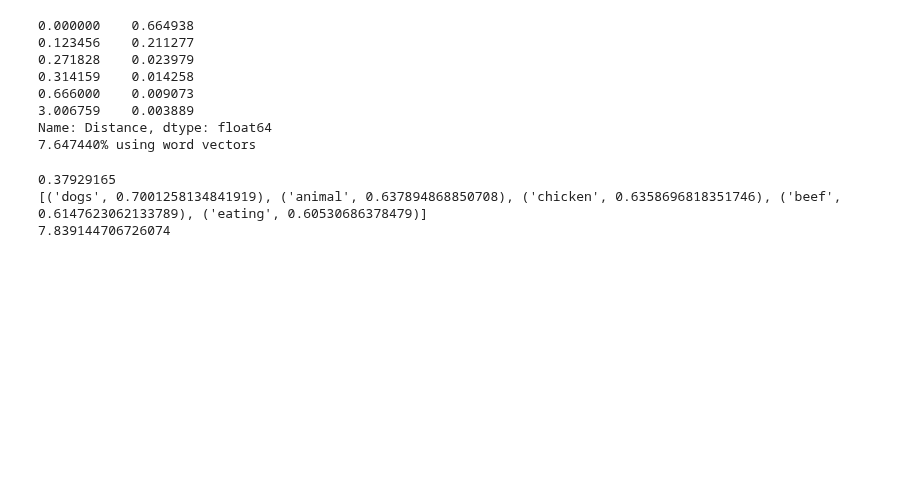
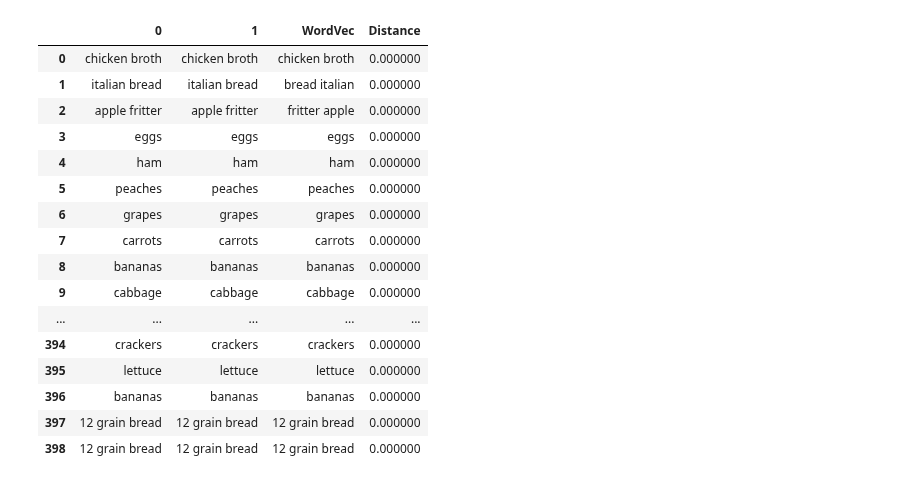
Before and after one commit to jjailer/grocery-receipt-data-cleaning, a Jupyter notebook: Scripts/merge.ipynb, the cells around one changed output. Saved outputs shown, nothing was run; the diff lists cells and outputs as text; code cells hidden in the pictures; blank space fills up the shorter version.

Commit message:
aligned third data set

```diff
--- a/Scripts/merge.ipynb
+++ b/Scripts/merge.ipynb
@@ -115,8 +142,7 @@ def compare_v1(df_row):
         df_row['WordVec'] = ' '.join(result)
         df_row['Distance'] = 0.999
 # %%
-# TODO: unpack big functions in order to reduce permutations
-def align(df1, df2, count_only=None):
+def align(df1, df2, count_only=False):
     df1, df2 = equalize_length(df1, df2)
 
     # remove identical matches
@@ -173,7 +199,7 @@ def align(df1, df2, count_only=None):
             p = pd.Index(p)
             total_distance.append(
                 sum(pd.concat(
-                    [df1_reindexed, df2[p].reset_index(drop=True)], axis=1).apply(compare_v1, axis=1).Distance))
+                    [df1_reindexed, df2[p].reset_index(drop=True)], axis=1).apply(compare_naive, axis=1).Distance))
         # find max permutation
         perms_reset = itertools.permutations(df2_dropped) # reset generator
         result_index = pd.Index(next(itertools.islice(perms_reset, total_distance.index(min(total_distance)), None)))
@@ -299,6 +240,0 @@ ID: 127, Session: 6
-# %%
-pid, session = 135, 1
-display(pd.concat([dfs[0].loc[(dfs[0].ID == pid) & (dfs[0].Session == session), 'Item'].reset_index(drop=True),
-                   dfs[1].loc[(dfs[1].ID == pid) & (dfs[1].Session == session), 'Item'].reset_index(drop=True),
-                   dfs[2].loc[(dfs[2].ID == pid) & (dfs[2].Session == session), 'Item'].reset_index(drop=True)],
-                  ignore_index=True, axis=1))
@@ -329,3 +241,21 @@ Permutations: [5, 9, 14, 18, 20, 23, 29, 36, 40, 42, 43, 44]
+# %%
+def align_by_receipt(count_only=False):
+    df_final = pd.DataFrame()
+    IDs = [130, 153, 135, 137, 141, 114, 121, 127]
+    for pid in tqdm(IDs, desc="IDs"):
+        for session in tqdm(dfs[0].loc[dfs[0].ID == pid, 'Session'].unique(), desc="Sessions"):
+            for receipt in tqdm(dfs[0].loc[(dfs[0].ID == pid) & (dfs[0].Session == session), 'Receipt'].unique(), desc="Receipts"):
+                print(f'ID: {pid}, Session: {session}, Receipt: {receipt}')
+                if count_only:
+                    df_final = align(dfs[0].loc[(dfs[0].ID == pid) & (dfs[0].Session == session) & (dfs[0].Receipt == receipt), 'Item'].reset_index(drop=True),
+                                     dfs[2].loc[(dfs[2].ID == pid) & (dfs[2].Session == session) & (dfs[2].Receipt == receipt), 'Item'].reset_index(drop=True),
+                                     count_only)
+                else:
+                    df_final = pd.concat([df_final, align(dfs[0].loc[(dfs[0].ID == pid) & (dfs[0].Session == session) & (dfs[0].Receipt == receipt), 'Item'].reset_index(drop=True),
+                                                          dfs[1].loc[(dfs[1].ID == pid) & (dfs[1].Session == session) & (dfs[1].Receipt == receipt), 'Item'].reset_index(drop=True),
+                                                          count_only).apply(compare_naive, axis=1)],
+                                         ignore_index=True)
+    return df_final
 # %%
-df_merged = align_by_algo()
+df_merged = align_by_receipt()
 # %% [output]
@@ -365,24 +287,20 @@ display(df_merged[~df_merged.Distance.isin([0, 0.123456, 0.271828, 0.314159])])
-# %%
-align_case_counts = df_merged.Distance.value_counts(normalize=True)
-print(align_case_counts.iloc[0:6])
-print(f'{1 - sum(align_case_counts.iloc[0:5]):%} using word vectors')
-# %% [output]
-0.000000    0.664938
-0.123456    0.211277
-0.271828    0.023979
-0.314159    0.014258
-0.666000    0.009073
-3.006759    0.003889
-Name: Distance, dtype: float64
-7.647440% using word vectors
-# %%
-#hot dogs	beef franks	meat	8.942181
-item1 = 'dog'.split()
-item2 = 'meat'.split()
-print(word_vectors.n_similarity(item1, item2))
-print(word_vectors.most_similar(positive=[*item1, *item2])[0:5])
-print(word_vectors.wmdistance(item1, item2))
-# %% [output]
-0.37929165
-[('dogs', 0.7001258134841919), ('animal', 0.637894868850708), ('chicken', 0.6358696818351746), ('beef', 0.6147623062133789), ('eating', 0.60530686378479)]
-7.839144706726074
+# %%
+df_merged
+# %% [output]
+|  | 0 | 1 | WordVec | Distance |
+| 0 | chicken broth | chicken broth | chicken broth | 0.000000 |
+| 1 | italian bread | italian bread | bread italian | 0.000000 |
+| 2 | apple fritter | apple fritter | fritter apple | 0.000000 |
+| 3 | eggs | eggs | eggs | 0.000000 |
+| 4 | ham | ham | ham | 0.000000 |
+| 5 | peaches | peaches | peaches | 0.000000 |
+| 6 | grapes | grapes | grapes | 0.000000 |
+| 7 | carrots | carrots | carrots | 0.000000 |
+| 8 | bananas | bananas | bananas | 0.000000 |
+| 9 | cabbage | cabbage | cabbage | 0.000000 |
+| ... | ... | ... | ... | ... |
+| 394 | crackers | crackers | crackers | 0.000000 |
+| 395 | lettuce | lettuce | lettuce | 0.000000 |
+| 396 | bananas | bananas | bananas | 0.000000 |
+| 397 | 12 grain bread | 12 grain bread | 12 grain bread | 0.000000 |
+| 398 | 12 grain bread | 12 grain bread | 12 grain bread | 0.000000 |
```
Also changed, not shown: parts of 21 cells of this notebook, 1 other file.
